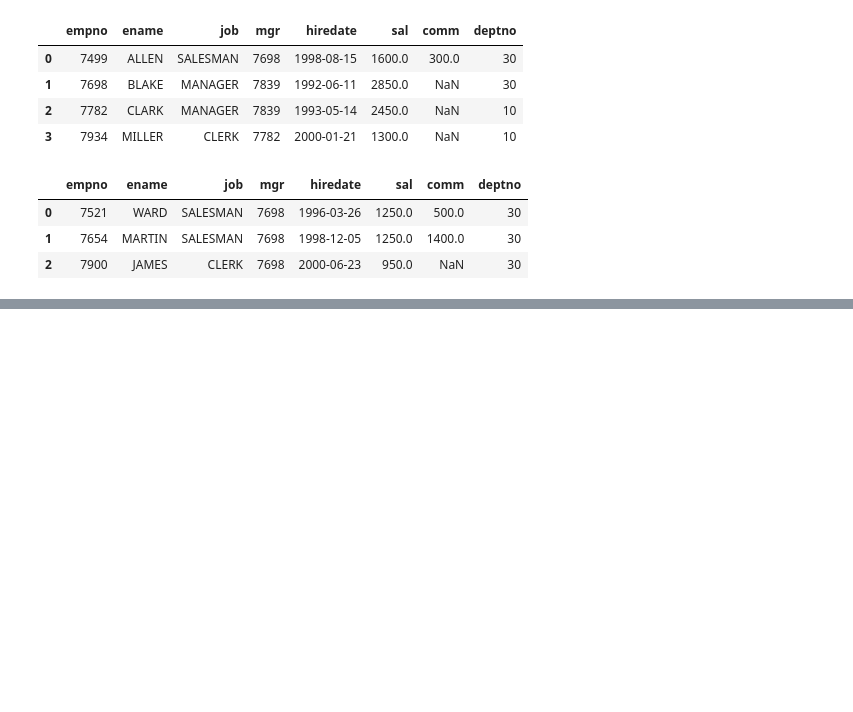
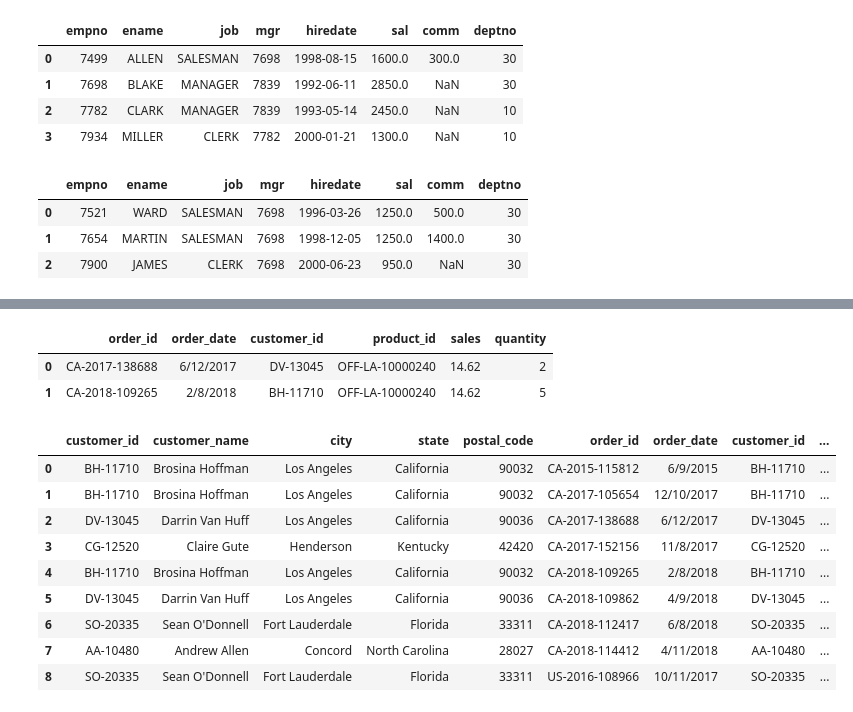
Before and after one commit to SanthoshMohan42/codon, a Jupyter notebook: mysql.ipynb, the cells around one changed output, grey strips where cells are left out. Drawn from its saved outputs; the diff is of its cells as text; code cells hidden in the pictures; blank space fills up the shorter version.

```diff
--- a/mysql.ipynb
+++ b/mysql.ipynb
@@ -497,0 +604,25 @@ op
+# %%
+query18='select  * from orders  where   sales between 10 and 15'
+op=pd.read_sql_query(query18,sqldb)
+op
+# %% [output]
+|  | order_id | order_date | customer_id | product_id | sales | quantity |
+| 0 | CA-2017-138688 | 6/12/2017 | DV-13045 | OFF-LA-10000240 | 14.62 | 2 |
+| 1 | CA-2018-109265 | 2/8/2018 | BH-11710 | OFF-LA-10000240 | 14.62 | 5 |
+# %%
+# join operation inner,outer (Left and right)
+
+query18='select  * from customers  right join orders on orders.customer_id =customers.customer_id'
+op=pd.read_sql_query(query18,sqldb)
+op
+# %% [output]
+|  | customer_id | customer_name | city | state | postal_code | order_id | order_date | customer_id | ... |
+| 0 | BH-11710 | Brosina Hoffman | Los Angeles | California | 90032 | CA-2015-115812 | 6/9/2015 | BH-11710 | ... |
+| 1 | BH-11710 | Brosina Hoffman | Los Angeles | California | 90032 | CA-2017-105654 | 12/10/2017 | BH-11710 | ... |
+| 2 | DV-13045 | Darrin Van Huff | Los Angeles | California | 90036 | CA-2017-138688 | 6/12/2017 | DV-13045 | ... |
+| 3 | CG-12520 | Claire Gute | Henderson | Kentucky | 42420 | CA-2017-152156 | 11/8/2017 | CG-12520 | ... |
+| 4 | BH-11710 | Brosina Hoffman | Los Angeles | California | 90032 | CA-2018-109265 | 2/8/2018 | BH-11710 | ... |
+| 5 | DV-13045 | Darrin Van Huff | Los Angeles | California | 90036 | CA-2018-109862 | 4/9/2018 | DV-13045 | ... |
+| 6 | SO-20335 | Sean O'Donnell | Fort Lauderdale | Florida | 33311 | CA-2018-112417 | 6/8/2018 | SO-20335 | ... |
+| 7 | AA-10480 | Andrew Allen | Concord | North Carolina | 28027 | CA-2018-114412 | 4/11/2018 | AA-10480 | ... |
+| 8 | SO-20335 | Sean O'Donnell | Fort Lauderdale | Florida | 33311 | US-2016-108966 | 10/11/2017 | SO-20335 | ... |
```
Also changed, not shown: parts of 20 cells of this notebook.
